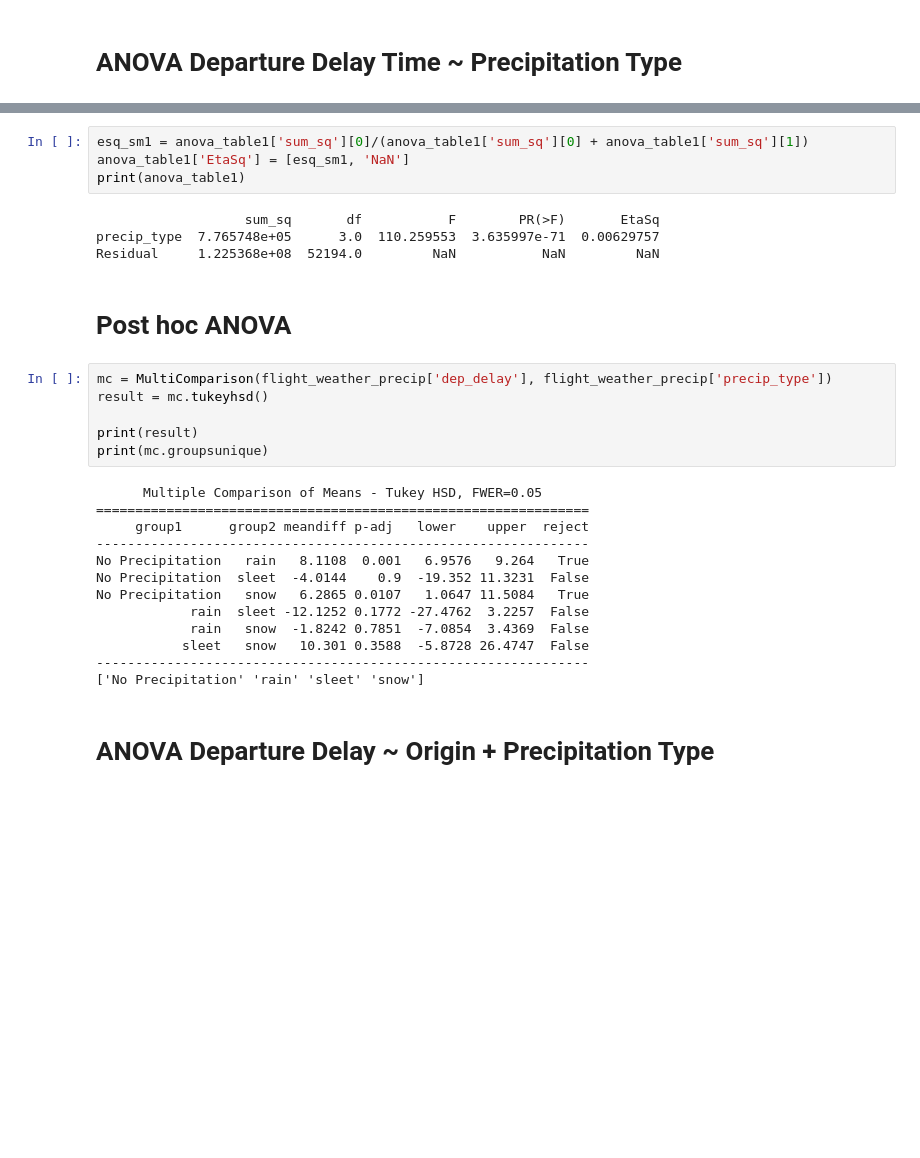
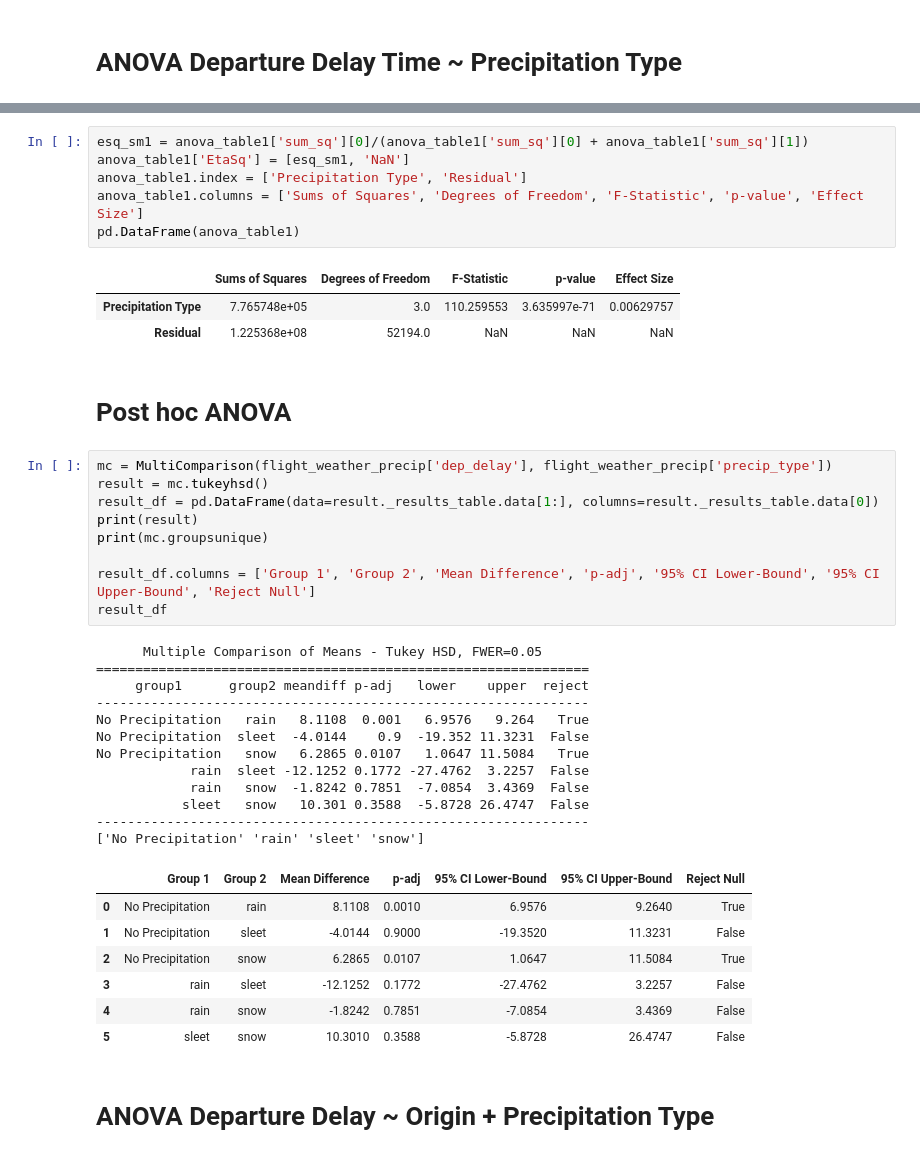
Before and after one commit to rweng18/aqi_project, a Jupyter notebook: ANOVA_tests.ipynb, the cells around one changed output, grey strips where cells are left out. Drawn from its saved outputs; the diff is of its cells as text; blank space fills up the shorter version.

```diff
--- a/ANOVA_tests.ipynb
+++ b/ANOVA_tests.ipynb
@@ -287,32 +298,44 @@ Warnings:
 # %%
 esq_sm1 = anova_table1['sum_sq'][0]/(anova_table1['sum_sq'][0] + anova_table1['sum_sq'][1])
 anova_table1['EtaSq'] = [esq_sm1, 'NaN']
-print(anova_table1)
+anova_table1.index = ['Precipitation Type', 'Residual']
+anova_table1.columns = ['Sums of Squares', 'Degrees of Freedom', 'F-Statistic', 'p-value', 'Effect Size']
+pd.DataFrame(anova_table1)
 # %% [output]
-                   sum_sq       df           F        PR(>F)       EtaSq
-precip_type  7.765748e+05      3.0  110.259553  3.635997e-71  0.00629757
-Residual     1.225368e+08  52194.0         NaN           NaN         NaN
+|  | Sums of Squares | Degrees of Freedom | F-Statistic | p-value | Effect Size |
+| Precipitation Type | 7.765748e+05 | 3.0 | 110.259553 | 3.635997e-71 | 0.00629757 |
+| Residual | 1.225368e+08 | 52194.0 | NaN | NaN | NaN |
 # %% [markdown]
 # Post hoc ANOVA
 # %%
 mc = MultiComparison(flight_weather_precip['dep_delay'], flight_weather_precip['precip_type'])
 result = mc.tukeyhsd()
-
+result_df = pd.DataFrame(data=result._results_table.data[1:], columns=result._results_table.data[0])
 print(result)
 print(mc.groupsunique)
+
+result_df.columns = ['Group 1', 'Group 2', 'Mean Difference', 'p-adj', '95% CI Lower-Bound', '95% CI Upper-Bound', 'Reject Null']
+result_df
 # %% [output]
       Multiple Comparison of Means - Tukey HSD, FWER=0.05
 ===============================================================
      group1      group2 meandiff p-adj   lower    upper  reject
 ---------------------------------------------------------------
 No Precipitation   rain   8.1108  0.001   6.9576   9.264   True
 No Precipitation  sleet  -4.0144    0.9  -19.352 11.3231  False
 No Precipitation   snow   6.2865 0.0107   1.0647 11.5084   True
             rain  sleet -12.1252 0.1772 -27.4762  3.2257  False
             rain   snow  -1.8242 0.7851  -7.0854  3.4369  False
            sleet   snow   10.301 0.3588  -5.8728 26.4747  False
 ---------------------------------------------------------------
 ['No Precipitation' 'rain' 'sleet' 'snow']
+|  | Group 1 | Group 2 | Mean Difference | p-adj | 95% CI Lower-Bound | 95% CI Upper-Bound | Reject Null |
+| 0 | No Precipitation | rain | 8.1108 | 0.0010 | 6.9576 | 9.2640 | True |
+| 1 | No Precipitation | sleet | -4.0144 | 0.9000 | -19.3520 | 11.3231 | False |
+| 2 | No Precipitation | snow | 6.2865 | 0.0107 | 1.0647 | 11.5084 | True |
+| 3 | rain | sleet | -12.1252 | 0.1772 | -27.4762 | 3.2257 | False |
+| 4 | rain | snow | -1.8242 | 0.7851 | -7.0854 | 3.4369 | False |
+| 5 | sleet | snow | 10.3010 | 0.3588 | -5.8728 | 26.4747 | False |
 # %% [markdown]
 # ANOVA Departure Delay ~ Origin + Precipitation Type
 # %% [markdown]
```
Also changed, not shown: parts of 21 cells of this notebook, 9 other files.
